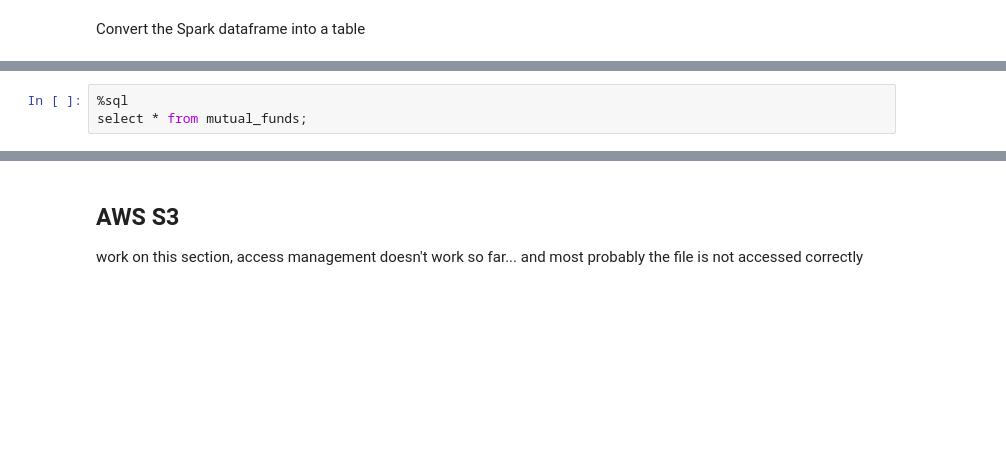
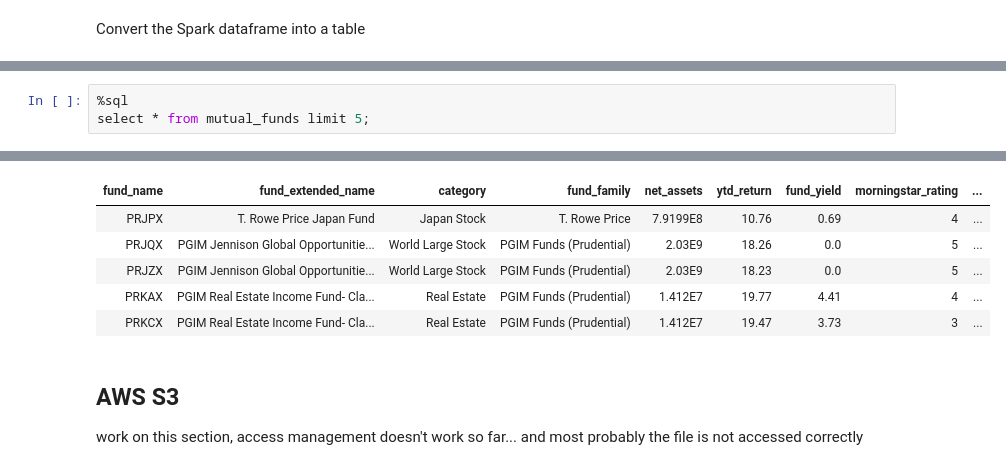
Before and after one commit to doc0815/databricks, a Jupyter notebook: notebook/accessing_data.ipynb, the cells around one changed output, grey strips where cells are left out. Saved outputs shown, nothing was run; the diff lists cells and outputs as text; blank space fills up the shorter version.

```diff
--- a/notebook/accessing_data.ipynb
+++ b/notebook/accessing_data.ipynb
@@ -126,5 +121,5 @@ sparkMutualFundsDF.write.saveAsTable('mutual_funds')
 [interactive output not drawn]
 # %%
 %sql
-select * from mutual_funds;
+select * from mutual_funds limit 5;
 # %% [output]
@@ -132,3 +126,9 @@ select * from mutual_funds;
+| fund_name | fund_extended_name | category | fund_family | net_assets | ytd_return | fund_yield | morningstar_rating | ... |
+| PRJPX | T. Rowe Price Japan Fund | Japan Stock | T. Rowe Price | 7.9199E8 | 10.76 | 0.69 | 4 | ... |
+| PRJQX | PGIM Jennison Global Opportunitie... | World Large Stock | PGIM Funds (Prudential) | 2.03E9 | 18.26 | 0.0 | 5 | ... |
+| PRJZX | PGIM Jennison Global Opportunitie... | World Large Stock | PGIM Funds (Prudential) | 2.03E9 | 18.23 | 0.0 | 5 | ... |
+| PRKAX | PGIM Real Estate Income Fund- Cla... | Real Estate | PGIM Funds (Prudential) | 1.412E7 | 19.77 | 4.41 | 4 | ... |
+| PRKCX | PGIM Real Estate Income Fund- Cla... | Real Estate | PGIM Funds (Prudential) | 1.412E7 | 19.47 | 3.73 | 3 | ... |
 # %% [markdown]
 ## AWS S3
 work on this section, access management doesn't work so far...
```
Also changed, not shown: parts of 4 cells of this notebook.
